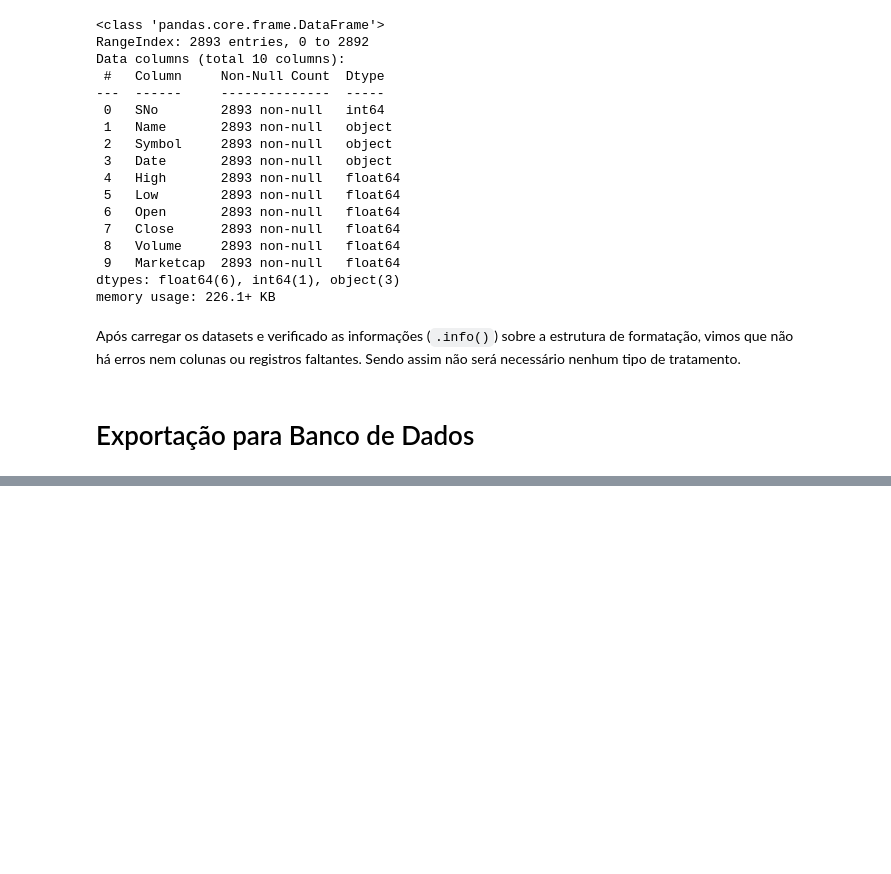
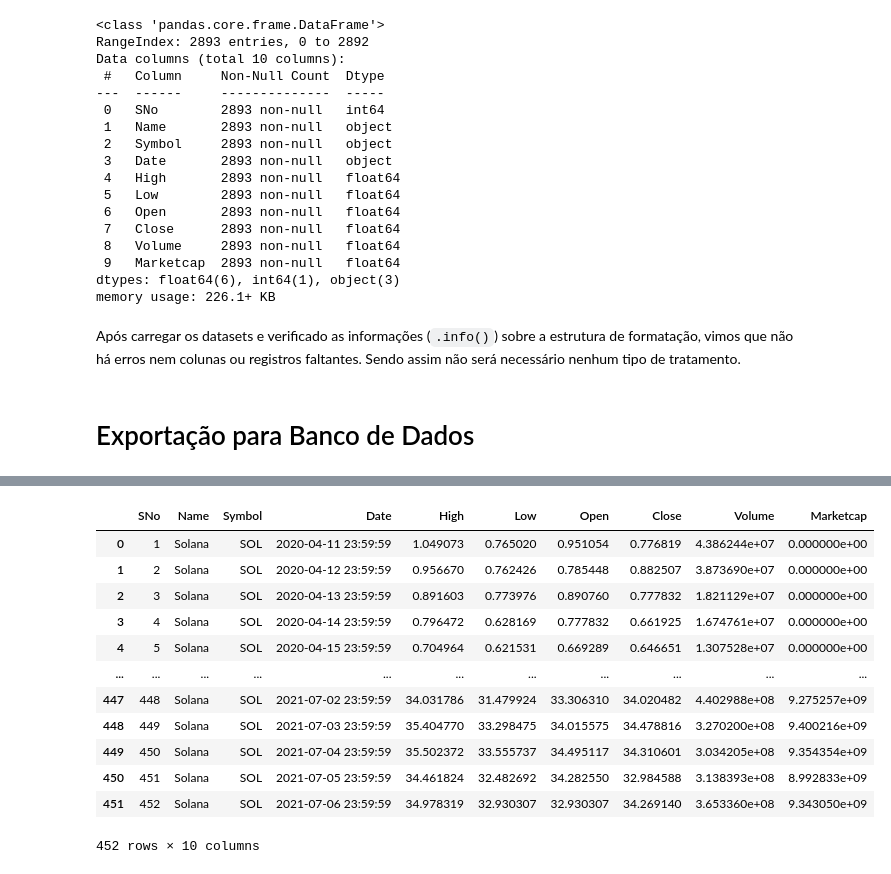
Before and after one commit to Rodrigomarques02/squad3-modulo-5, a Jupyter notebook: Tratamento de dados.ipynb, the cells around one changed output, grey strips where cells are left out. Saved outputs shown, nothing was run; the diff lists cells and outputs as text; code cells hidden in the pictures; blank space fills up the shorter version.

```diff
--- a/Tratamento de dados.ipynb
+++ b/Tratamento de dados.ipynb
@@ -130,0 +209,18 @@ Após carregar os datasets e verificado as informações (``.info()``) sobre a e
+# %%
+# Dados do coin_Solana - Sol
+data_Sol = pd.read_csv('Cryptocurrency Database\coin_Solana.csv', sep=',')
+display(data_Sol)
+# %% [output]
+|  | SNo | Name | Symbol | Date | High | Low | Open | Close | Volume | Marketcap |
+| 0 | 1 | Solana | SOL | 2020-04-11 23:59:59 | 1.049073 | 0.765020 | 0.951054 | 0.776819 | 4.386244e+07 | 0.000000e+00 |
+| 1 | 2 | Solana | SOL | 2020-04-12 23:59:59 | 0.956670 | 0.762426 | 0.785448 | 0.882507 | 3.873690e+07 | 0.000000e+00 |
+| 2 | 3 | Solana | SOL | 2020-04-13 23:59:59 | 0.891603 | 0.773976 | 0.890760 | 0.777832 | 1.821129e+07 | 0.000000e+00 |
+| 3 | 4 | Solana | SOL | 2020-04-14 23:59:59 | 0.796472 | 0.628169 | 0.777832 | 0.661925 | 1.674761e+07 | 0.000000e+00 |
+| 4 | 5 | Solana | SOL | 2020-04-15 23:59:59 | 0.704964 | 0.621531 | 0.669289 | 0.646651 | 1.307528e+07 | 0.000000e+00 |
+| ... | ... | ... | ... | ... | ... | ... | ... | ... | ... | ... |
+| 447 | 448 | Solana | SOL | 2021-07-02 23:59:59 | 34.031786 | 31.479924 | 33.306310 | 34.020482 | 4.402988e+08 | 9.275257e+09 |
+| 448 | 449 | Solana | SOL | 2021-07-03 23:59:59 | 35.404770 | 33.298475 | 34.015575 | 34.478816 | 3.270200e+08 | 9.400216e+09 |
+| 449 | 450 | Solana | SOL | 2021-07-04 23:59:59 | 35.502372 | 33.555737 | 34.495117 | 34.310601 | 3.034205e+08 | 9.354354e+09 |
+| 450 | 451 | Solana | SOL | 2021-07-05 23:59:59 | 34.461824 | 32.482692 | 34.282550 | 32.984588 | 3.138393e+08 | 8.992833e+09 |
+| 451 | 452 | Solana | SOL | 2021-07-06 23:59:59 | 34.978319 | 32.930307 | 32.930307 | 34.269140 | 3.653360e+08 | 9.343050e+09 |
+452 rows × 10 columns
```
Also changed, not shown: parts of 5 cells of this notebook, 3 other files.
